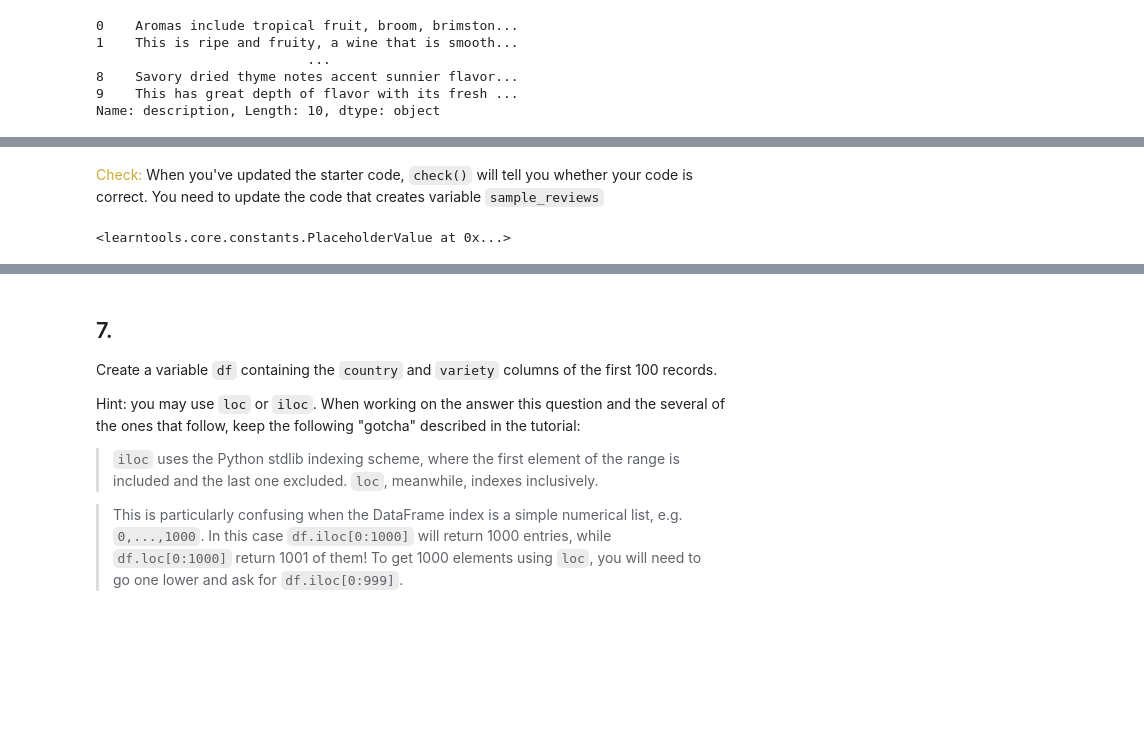
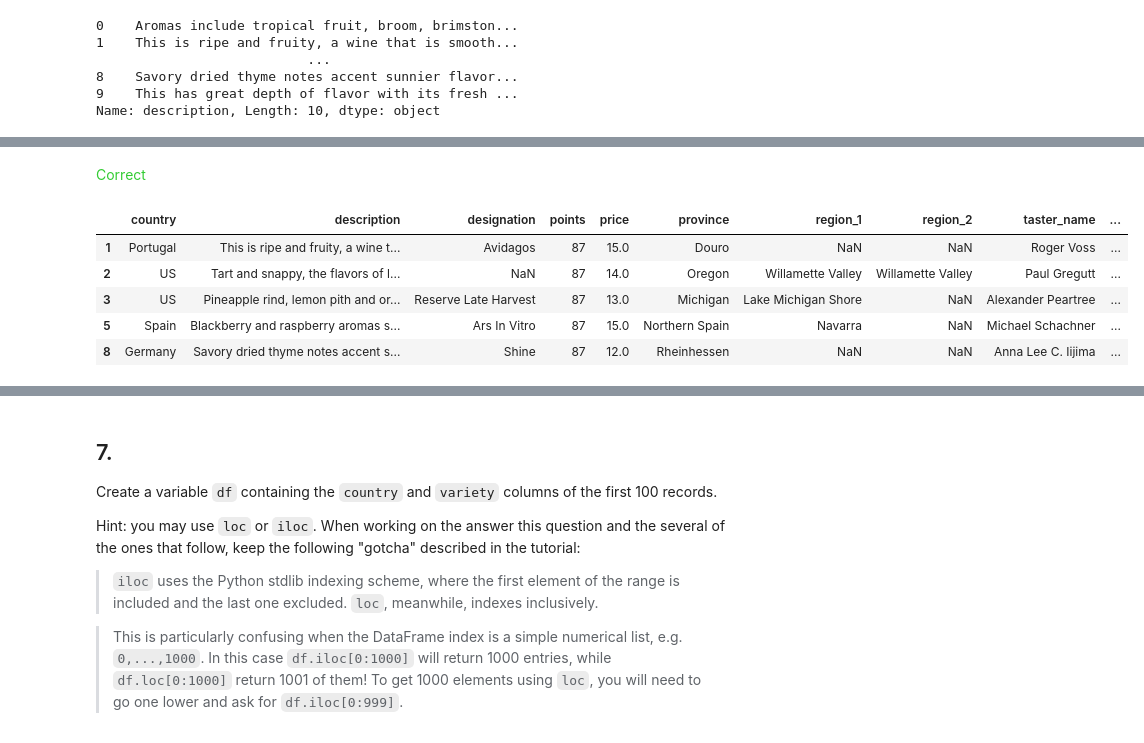
Before and after one commit to uditmahato/kaggle, a Jupyter notebook: exercise-indexing-selecting-assigning.ipynb, the cells around one changed output, grey strips where cells are left out. Cells and saved outputs as stored; diff of their text form; code cells hidden in the pictures; blank space fills up the shorter version.

```diff
--- a/exercise-indexing-selecting-assigning.ipynb
+++ b/exercise-indexing-selecting-assigning.ipynb
@@ -134,15 +134,20 @@ In other words, generate the following DataFrame:
 
 ![](https://i.imgur.com/sHZvI1O.png)
 # %%
-sample_reviews = ____
+sample_reviews = reviews.loc[[1,2,3,5,8]]
 
 # Check your answer
 q5.check()
 sample_reviews
 # %% [output]
 [interactive output not drawn]
-<span style="color:#ccaa33">Check:</span> When you've updated the starter code, `check()` will tell you whether your code is correct. You need to update the code that creates variable `sample_reviews`
+<span style="color:#33cc33">Correct</span>
-<learntools.core.constants.PlaceholderValue at 0x...>
+|  | country | description | designation | points | price | province | region_1 | region_2 | taster_name | ... |
+| 1 | Portugal | This is ripe and fruity, a wine t... | Avidagos | 87 | 15.0 | Douro | NaN | NaN | Roger Voss | ... |
+| 2 | US | Tart and snappy, the flavors of l... | NaN | 87 | 14.0 | Oregon | Willamette Valley | Willamette Valley | Paul Gregutt | ... |
+| 3 | US | Pineapple rind, lemon pith and or... | Reserve Late Harvest | 87 | 13.0 | Michigan | Lake Michigan Shore | NaN | Alexander Peartree | ... |
+| 5 | Spain | Blackberry and raspberry aromas s... | Ars In Vitro | 87 | 15.0 | Northern Spain | Navarra | NaN | Michael Schachner | ... |
+| 8 | Germany | Savory dried thyme notes accent s... | Shine | 87 | 12.0 | Rheinhessen | NaN | NaN | Anna Lee C. Iijima | ... |
 # %%
 #q5.hint()
 #q5.solution()
```
